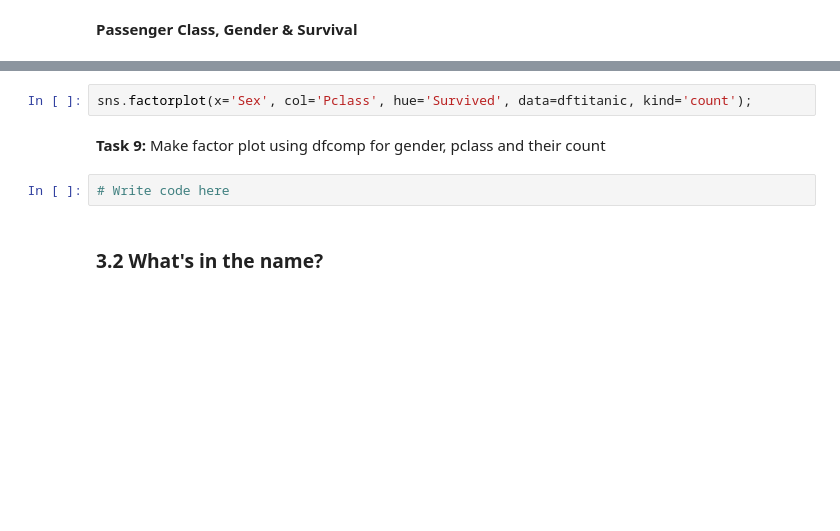
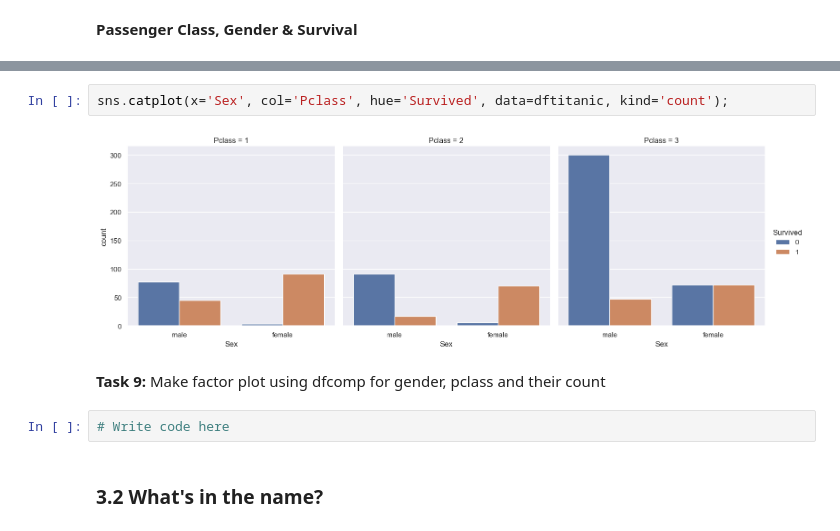
Before and after one commit to amadatiq-ai/citadel-edversity, a Jupyter notebook: EDA SEABORN-1.ipynb, the cells around one changed output, grey strips where cells are left out. Drawn from its saved outputs; the diff is of its cells as text; blank space fills up the shorter version.

```diff
--- a/EDA SEABORN-1.ipynb
+++ b/EDA SEABORN-1.ipynb
@@ -209,5 +271,7 @@ sns.factorplot(x='Sex', col='Pclass', data=dftitanic, kind='count');
 # %%
-sns.factorplot(x='Sex', col='Pclass', hue='Survived', data=dftitanic, kind='count');
+sns.catplot(x='Sex', col='Pclass', hue='Survived', data=dftitanic, kind='count');
+# %% [output]
+[figure, added]
 # %% [markdown]
 **Task 9:**
 Make factor plot using dfcomp for gender, pclass and their count
```
Also changed, not shown: parts of 15 cells of this notebook, 2 other files.
